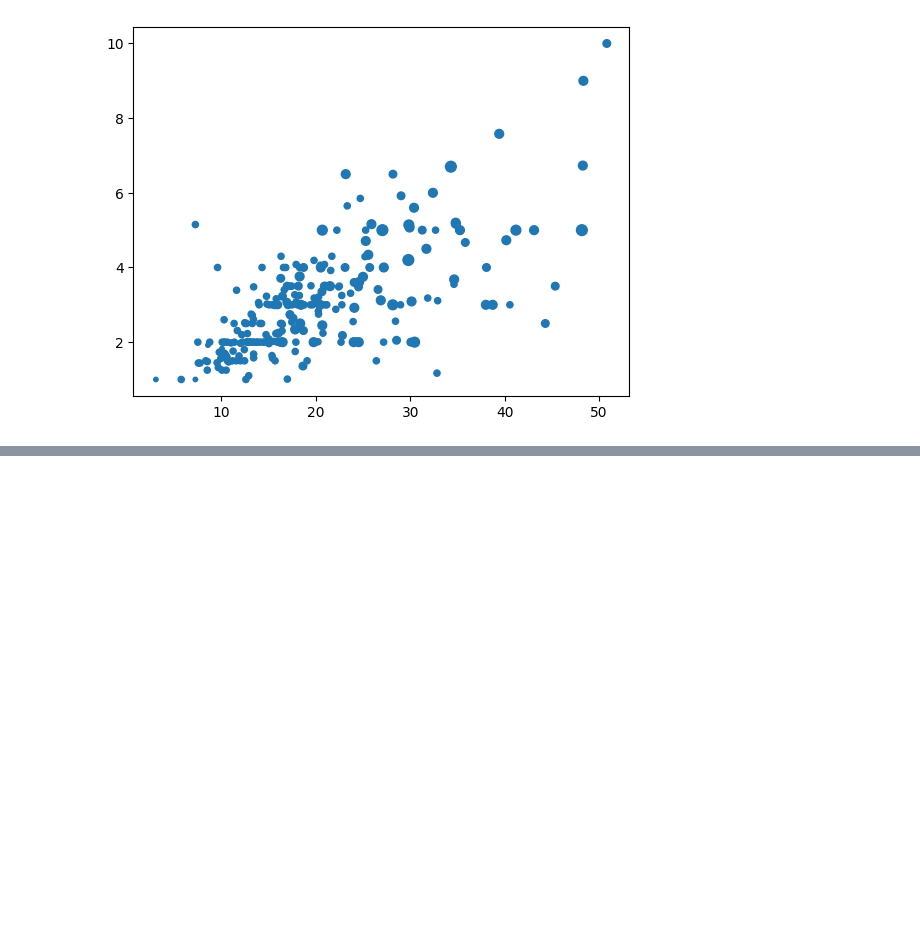
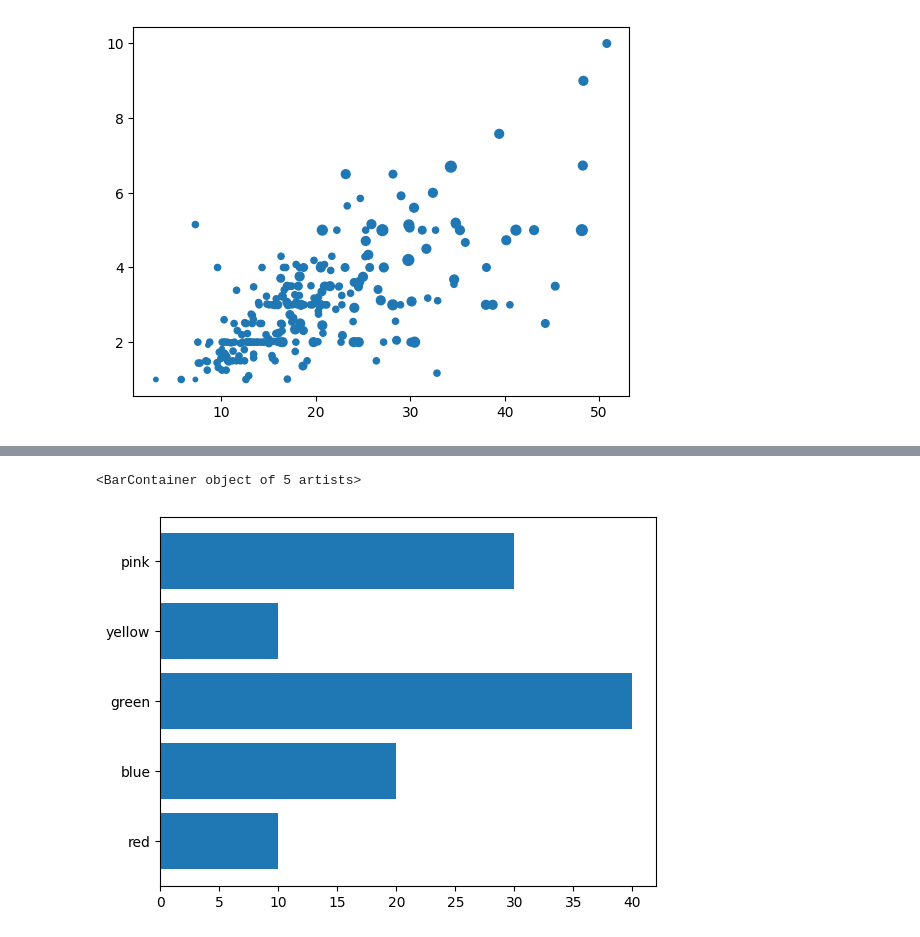
Before and after one commit to Ravravan/matplotlib, a Jupyter notebook: Matplotlib.ipynb, the cells around one changed output, grey strips where cells are left out. Drawn from its saved outputs; the diff is of its cells as text; code cells hidden in the pictures; blank space fills up the shorter version.

```diff
--- a/Matplotlib.ipynb
+++ b/Matplotlib.ipynb
@@ -170,0 +180,6 @@ plt.scatter(tips['total_bill'], tips['tip'], s=tips['size']*10)
+# %%
+#horizontal bar chart
+plt.barh(colors, children)
+# %% [output]
+<BarContainer object of 5 artists>
+[figure, added]
```
Also changed, not shown: parts of 4 cells of this notebook.
